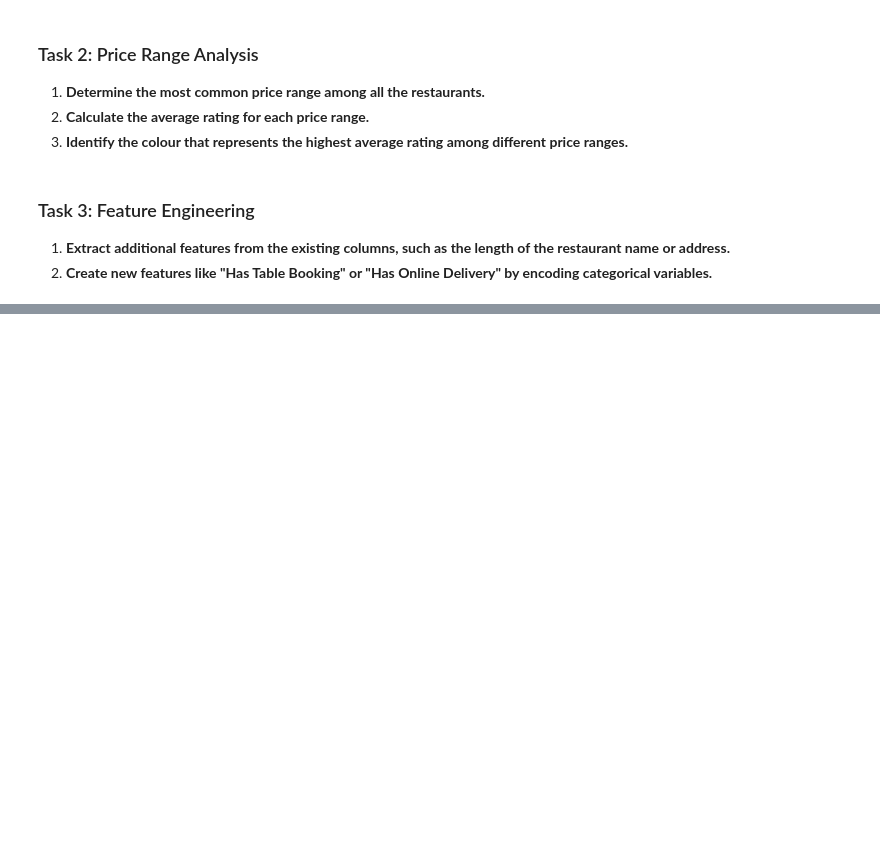
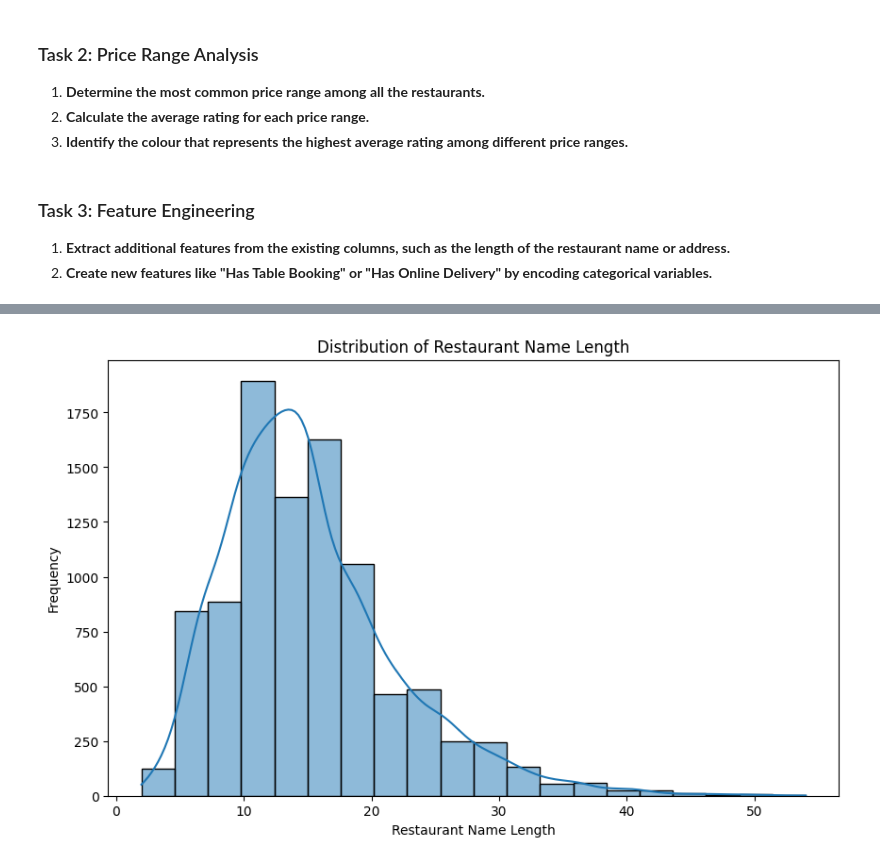
Before and after one commit to yashksaini-coder/Zomato-Data-Analysis, a Jupyter notebook: Level-2.ipynb, the cells around one changed output, grey strips where cells are left out. Drawn from its saved outputs; the diff is of its cells as text; code cells hidden in the pictures; blank space fills up the shorter version.

```diff
--- a/Level-2.ipynb
+++ b/Level-2.ipynb
@@ -157,3 +157,12 @@ plt.show()
 
 1. **Extract additional features from the existing columns, such as the length of the restaurant name or address.**
 2. **Create new features like "Has Table Booking" or "Has Online Delivery" by encoding categorical variables.**
+# %%
+# Extract additional features from the existing columns
+df['Restaurant Name Length'] = df['Restaurant Name'].apply(len)
+df['Address Length'] = df['Address'].apply(len)
+# %%
+
+# Create new features like "Has Table Booking" or "Has Online Delivery" by encoding categorical variables
+df['Has Table Booking'] = df['Has Table booking'].apply(lambda x: 1 if x == 'Yes' else 0)
+df['Has Online Delivery'] = df['Has Online delivery'].apply(lambda x: 1 if x == 'Yes' else 0)
@@ -159,0 +191,11 @@ plt.show()
+# %%
+
+# Visualizations
+plt.figure(figsize=(10, 6))
+sns.histplot(df['Restaurant Name Length'], bins=20, kde=True)
+plt.title('Distribution of Restaurant Name Length')
+plt.xlabel('Restaurant Name Length')
+plt.ylabel('Frequency')
+plt.show()
+# %% [output]
+[figure, added]
```
Also changed, not shown: parts of 4 cells of this notebook.
